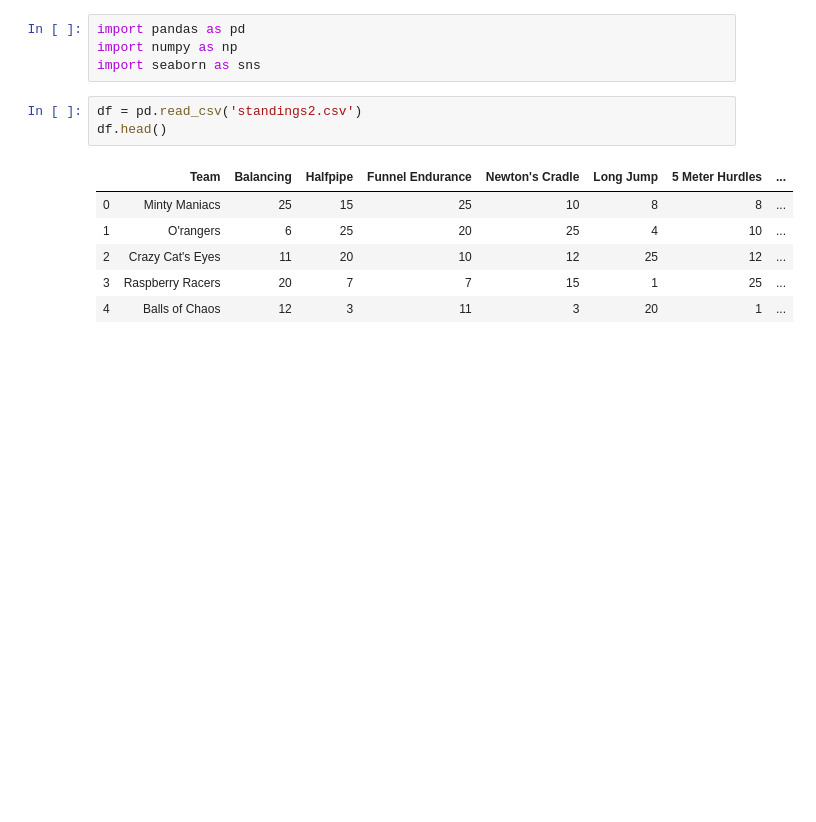
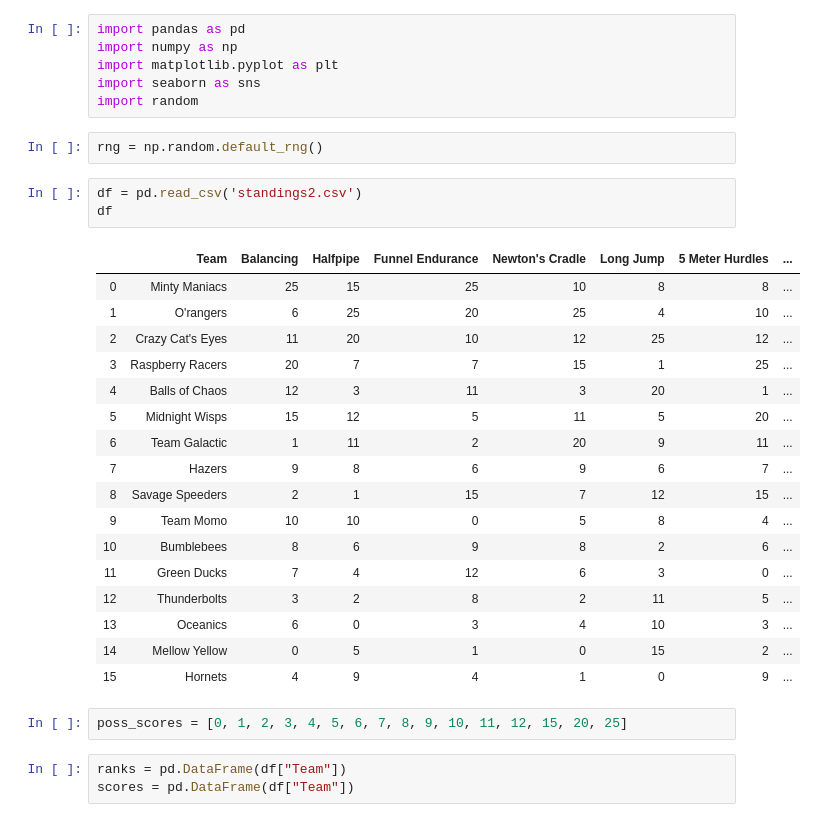
Before and after one commit to jtang9001/marble-carlo, a Jupyter notebook: carlo.ipynb, the cells around one changed output. Drawn from its saved outputs; the diff is of its cells as text; blank space fills up the shorter version.

```diff
--- a/carlo.ipynb
+++ b/carlo.ipynb
@@ -1,14 +1,34 @@
 # %%
 import pandas as pd
 import numpy as np
+import matplotlib.pyplot as plt
 import seaborn as sns
+import random
+# %%
+rng = np.random.default_rng()
 # %%
 df = pd.read_csv('standings2.csv')
-df.head()
+df
 # %% [output]
 |  | Team | Balancing | Halfpipe | Funnel Endurance | Newton's Cradle | Long Jump | 5 Meter Hurdles | ... |
 | 0 | Minty Maniacs | 25 | 15 | 25 | 10 | 8 | 8 | ... |
 | 1 | O'rangers | 6 | 25 | 20 | 25 | 4 | 10 | ... |
 | 2 | Crazy Cat's Eyes | 11 | 20 | 10 | 12 | 25 | 12 | ... |
 | 3 | Raspberry Racers | 20 | 7 | 7 | 15 | 1 | 25 | ... |
 | 4 | Balls of Chaos | 12 | 3 | 11 | 3 | 20 | 1 | ... |
+| 5 | Midnight Wisps | 15 | 12 | 5 | 11 | 5 | 20 | ... |
+| 6 | Team Galactic | 1 | 11 | 2 | 20 | 9 | 11 | ... |
+| 7 | Hazers | 9 | 8 | 6 | 9 | 6 | 7 | ... |
+| 8 | Savage Speeders | 2 | 1 | 15 | 7 | 12 | 15 | ... |
+| 9 | Team Momo | 10 | 10 | 0 | 5 | 8 | 4 | ... |
+| 10 | Bumblebees | 8 | 6 | 9 | 8 | 2 | 6 | ... |
+| 11 | Green Ducks | 7 | 4 | 12 | 6 | 3 | 0 | ... |
+| 12 | Thunderbolts | 3 | 2 | 8 | 2 | 11 | 5 | ... |
+| 13 | Oceanics | 6 | 0 | 3 | 4 | 10 | 3 | ... |
+| 14 | Mellow Yellow | 0 | 5 | 1 | 0 | 15 | 2 | ... |
+| 15 | Hornets | 4 | 9 | 4 | 1 | 0 | 9 | ... |
+# %%
+poss_scores = [0, 1, 2, 3, 4, 5, 6, 7, 8, 9, 10, 11, 12, 15, 20, 25]
+# %%
+ranks = pd.DataFrame(df["Team"])
+scores = pd.DataFrame(df["Team"])
```
Also changed, not shown: parts of 5 cells of this notebook, 2 other files.
